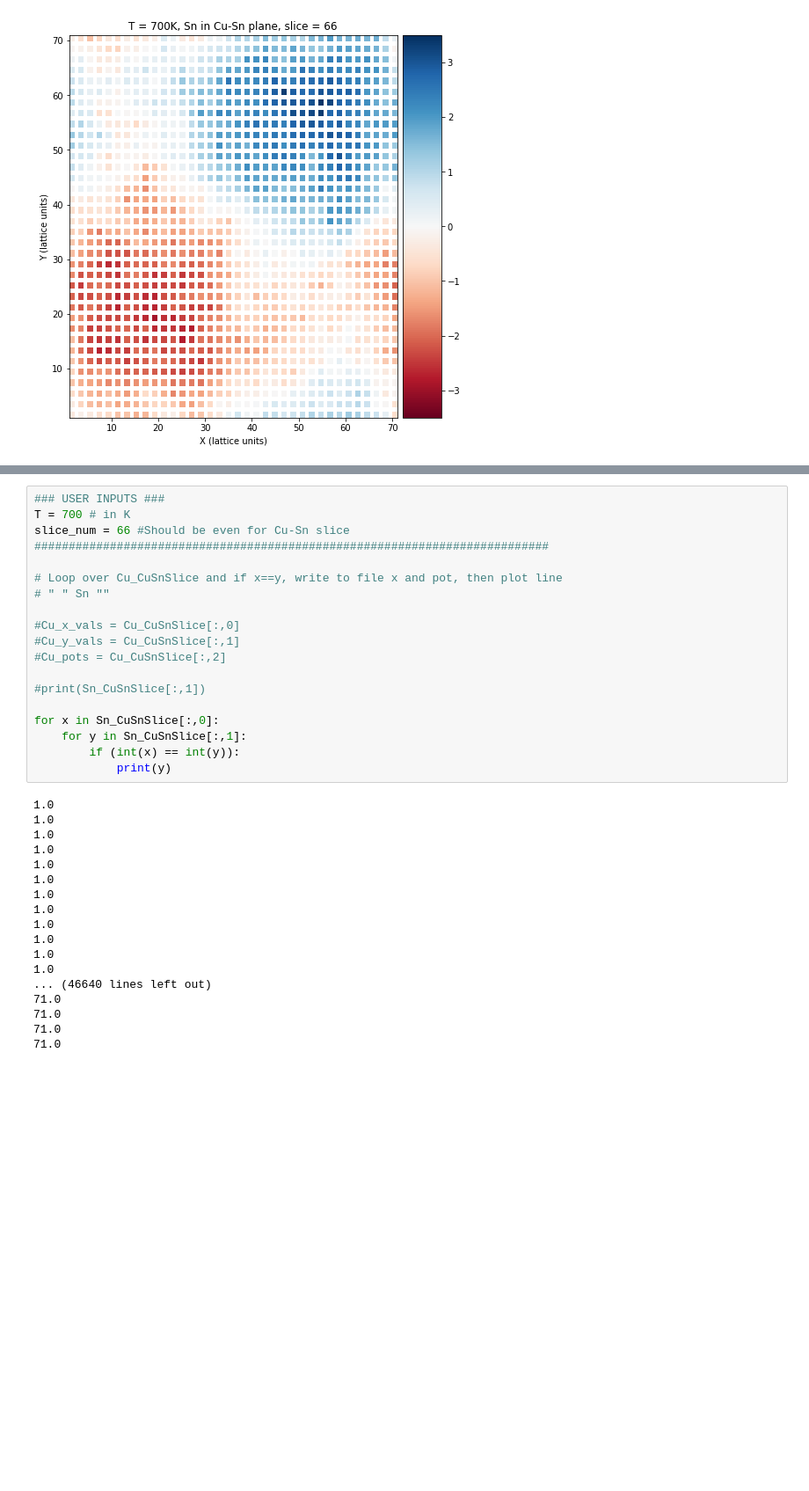
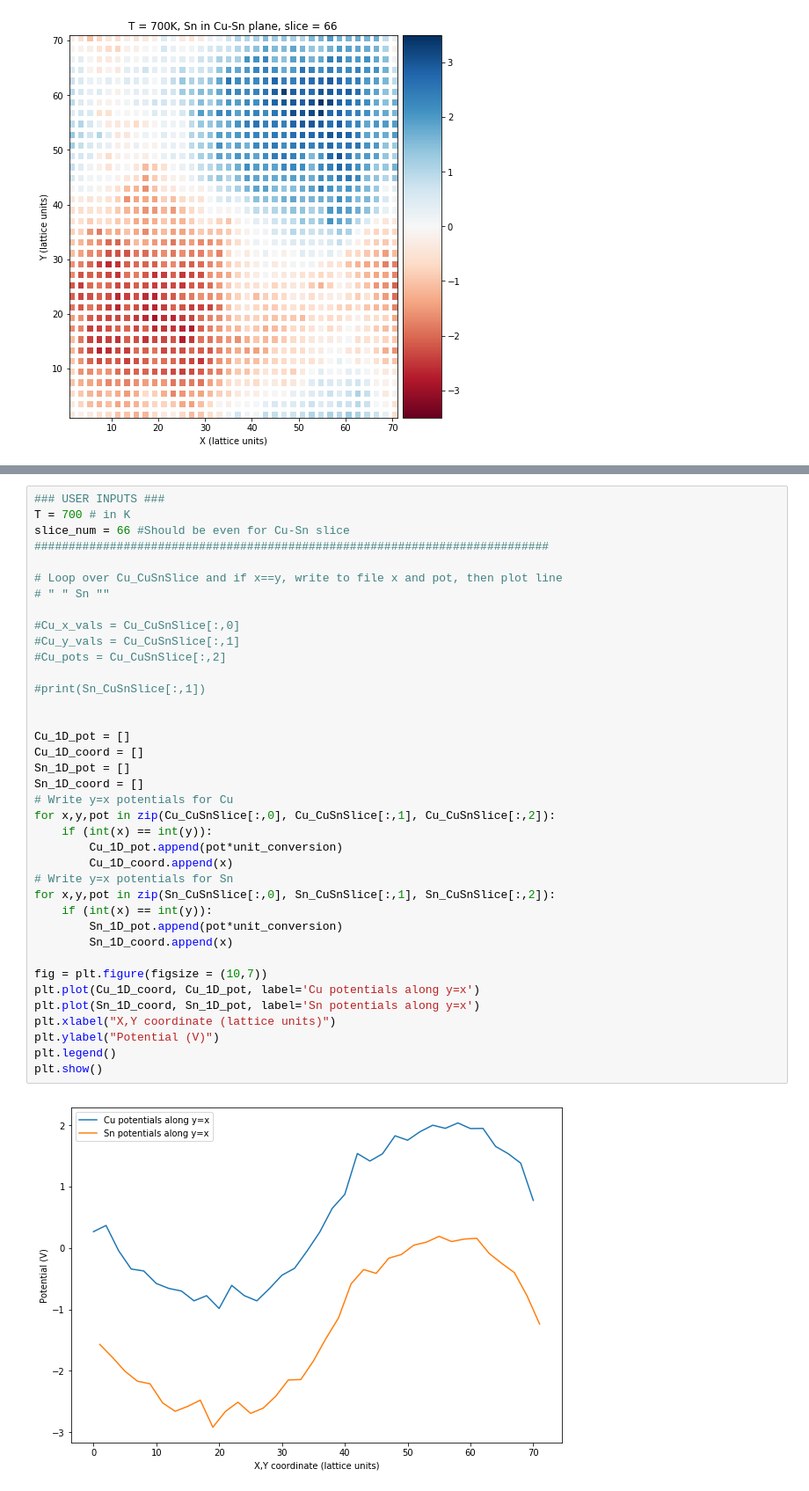
Before and after one commit to WMD-group/Eris, a Jupyter notebook: analysis-notebooks/band_tailing/Cu-Zn_disorder_band_tailing.ipynb, the cells around one changed output, grey strips where cells are left out. Shown: that part at 88% size. Saved outputs shown, nothing was run; the diff lists cells and outputs as text; blank space fills up the shorter version.

Commit message:
Added 1D potential fluctuation plot to notebook

```diff
--- a/analysis-notebooks/band_tailing/Cu-Zn_disorder_band_tailing.ipynb
+++ b/analysis-notebooks/band_tailing/Cu-Zn_disorder_band_tailing.ipynb
@@ -257,37 +257,40 @@ Should look like a peak and a well?
 # %%
 ### USER INPUTS ###
 T = 700 # in K
 slice_num = 66 #Should be even for Cu-Sn slice
 ###########################################################################
 
 # Loop over Cu_CuSnSlice and if x==y, write to file x and pot, then plot line
 # " " Sn ""
 
 #Cu_x_vals = Cu_CuSnSlice[:,0]
 #Cu_y_vals = Cu_CuSnSlice[:,1]
 #Cu_pots = Cu_CuSnSlice[:,2]
 
 #print(Sn_CuSnSlice[:,1])
 
-for x in Sn_CuSnSlice[:,0]:
-    for y in Sn_CuSnSlice[:,1]:
-        if (int(x) == int(y)):
-            print(y)
+
+Cu_1D_pot = []
+Cu_1D_coord = []
+Sn_1D_pot = []
+Sn_1D_coord = []
+# Write y=x potentials for Cu
+for x,y,pot in zip(Cu_CuSnSlice[:,0], Cu_CuSnSlice[:,1], Cu_CuSnSlice[:,2]):
+    if (int(x) == int(y)):
+        Cu_1D_pot.append(pot*unit_conversion)
+        Cu_1D_coord.append(x)
+# Write y=x potentials for Sn
+for x,y,pot in zip(Sn_CuSnSlice[:,0], Sn_CuSnSlice[:,1], Sn_CuSnSlice[:,2]):
+    if (int(x) == int(y)):
+        Sn_1D_pot.append(pot*unit_conversion)
+        Sn_1D_coord.append(x)
+
+fig = plt.figure(figsize = (10,7))
+plt.plot(Cu_1D_coord, Cu_1D_pot, label='Cu potentials along y=x')
+plt.plot(Sn_1D_coord, Sn_1D_pot, label='Sn potentials along y=x')
+plt.xlabel("X,Y coordinate (lattice units)")
+plt.ylabel("Potential (V)")
+plt.legend()
+plt.show()
 # %% [output]
-1.0
-1.0
-1.0
-1.0
-1.0
-1.0
-1.0
-1.0
-1.0
-1.0
-1.0
-1.0
-... (46640 lines left out)
-71.0
-71.0
-71.0
-71.0
+[figure, added]
```
Also changed, not shown: parts of 1 cell of this notebook.
